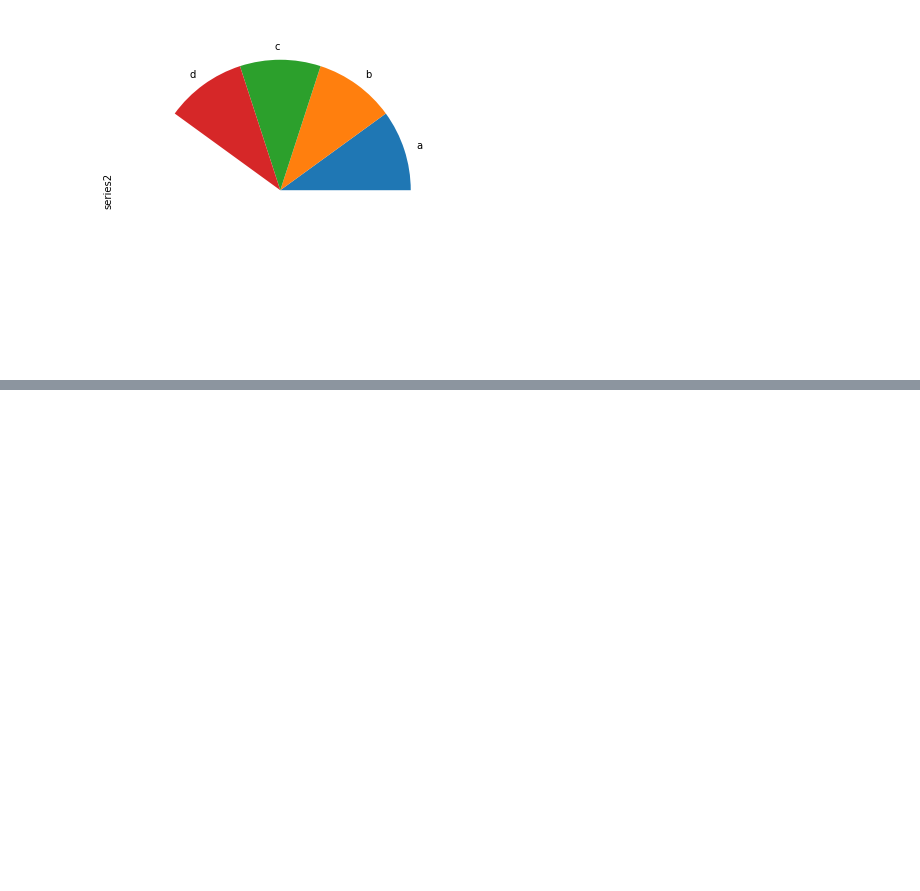
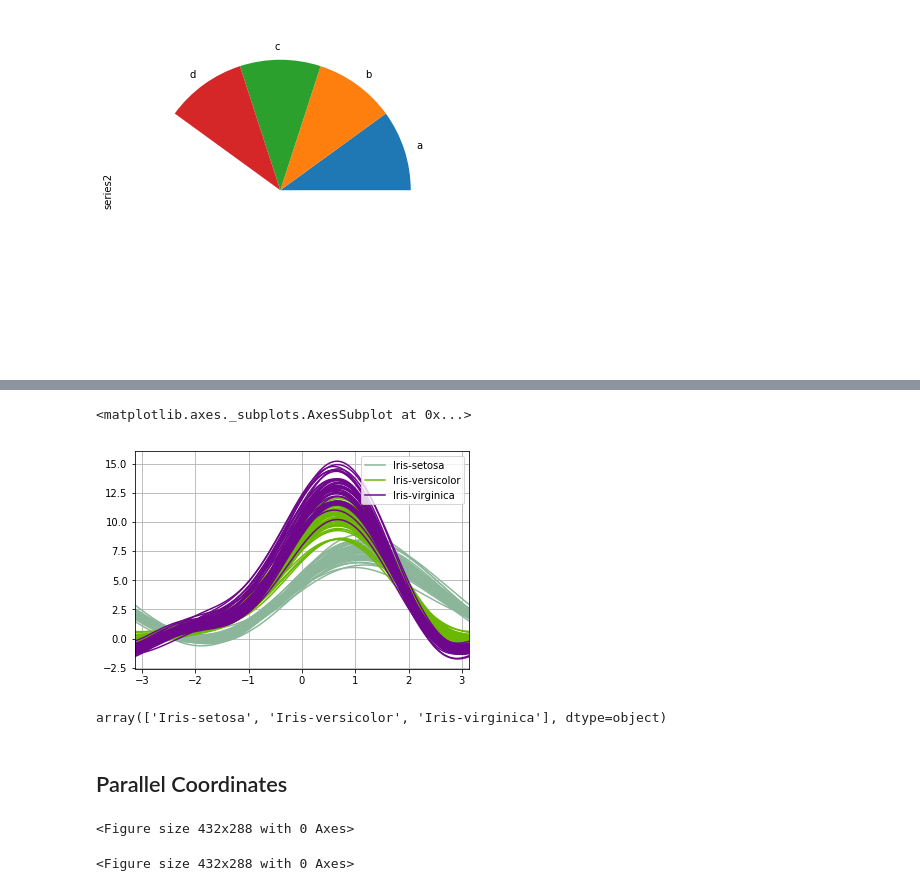
Before and after one commit to anandvipul/DataVisualization, a Jupyter notebook: Pandas Visualization.ipynb, the cells around one changed output, grey strips where cells are left out. Saved outputs shown, nothing was run; the diff lists cells and outputs as text; code cells hidden in the pictures; blank space fills up the shorter version.

```diff
--- a/Pandas Visualization.ipynb
+++ b/Pandas Visualization.ipynb
@@ -361,0 +408,2 @@ series.plot.pie(figsize = (6,6))
+# %%
+data = pd.read_csv('iris.data')
@@ -361,0 +415,15 @@ series.plot.pie(figsize = (6,6))
+# %%
+data.columns = ['sepal_length', 'sepal_width', \
+                'petal_length', 'petal_width', \
+               'class']
+# %%
+andrews_curves(data, 'class')
+# %% [output]
+<matplotlib.axes._subplots.AxesSubplot at 0x...>
+[figure, added]
+# %%
+data['class'].unique()
+# %% [output]
+array(['Iris-setosa', 'Iris-versicolor', 'Iris-virginica'], dtype=object)
+# %% [markdown]
+## Parallel Coordinates
@@ -361,0 +432,5 @@ series.plot.pie(figsize = (6,6))
+# %%
+plt.figure()
+# %% [output]
+<Figure size 432x288 with 0 Axes>
+<Figure size 432x288 with 0 Axes>
```
Also changed, not shown: parts of 92 cells of this notebook.
